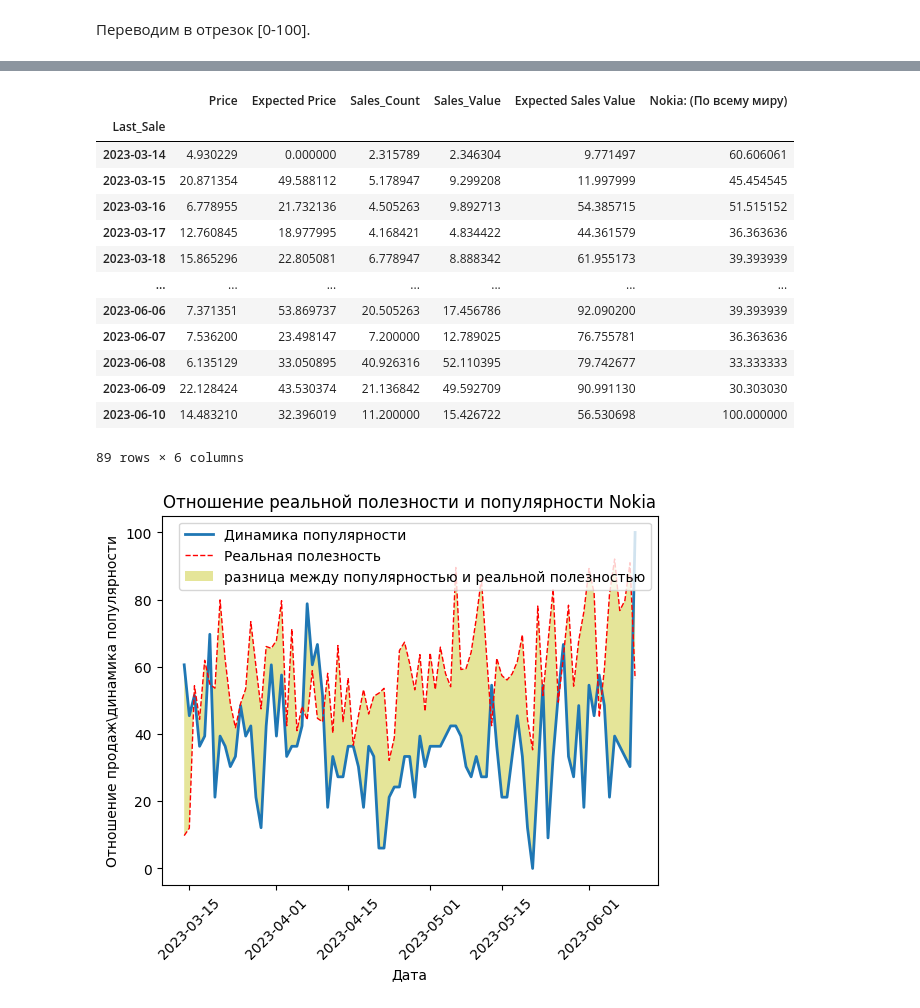
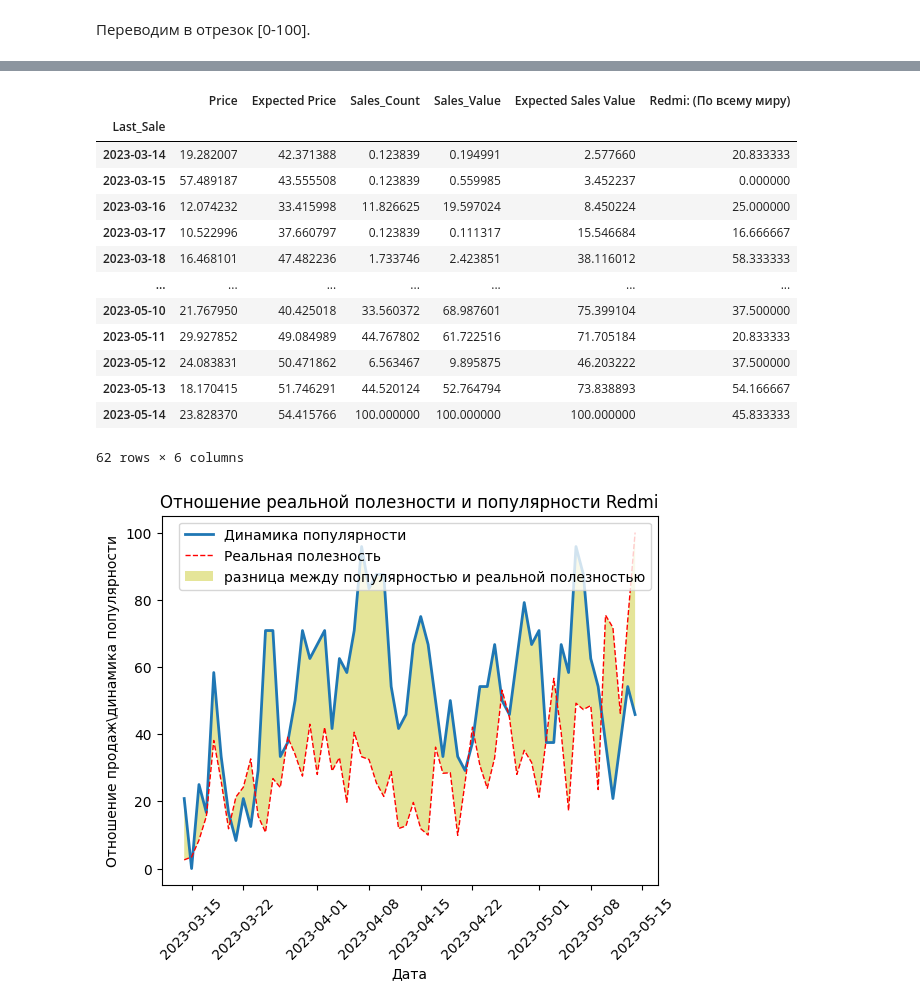
Before and after one commit to AleksKids/hedonistic-demand-from-ebay, a Jupyter notebook: ML/Using model and analyse.ipynb, the cells around one changed output, grey strips where cells are left out. Saved outputs shown, nothing was run; the diff lists cells and outputs as text; code cells hidden in the pictures.

```diff
--- a/ML/Using model and analyse.ipynb
+++ b/ML/Using model and analyse.ipynb
@@ -230,7 +246,7 @@ nokia_trends = ((nokia_trends-nokia_trends.min(axis=0))/(nokia_trends.max(axis=0
 # %%
-Nokia = target[target["Brand"] == "nokia"]
-Nokia["Last_Sale"] = pd.to_datetime(Nokia["Last_Sale"])
-Nokia.head()
+Redmi = target[target["Brand"] == "redmi"]
+Redmi["Last_Sale"] = pd.to_datetime(Redmi["Last_Sale"])
+Redmi.head()
 # %% [output]
 A value is trying to be set on a copy of a slice from a DataFrame.
 Try using .loc[row_indexer,col_indexer] = value instead
@@ -248,8 +264,8 @@ See the caveats in the documentation: https://pandas.pydata.org/pandas-docs/stab
 
 Группируем
 # %%
-grouped_Nokia = Nokia.groupby('Last_Sale').agg({'Price': 'mean', 'Expected Price': 'mean', 'Sales_Count': 'sum', 'Sales_Value': 'sum', 'Expected Sales Value': 'sum'})
-grouped_Nokia
+grouped_Redmi = Redmi.groupby('Last_Sale').agg({'Price': 'mean', 'Expected Price': 'mean', 'Sales_Count': 'sum', 'Sales_Value': 'sum', 'Expected Sales Value': 'sum'})
+grouped_Redmi
 # %% [output]
 |  | Price | Expected Price | Sales_Count | Sales_Value | Expected Sales Value |
 | Last_Sale |  |  |  |  |  |
@@ -268,8 +284,8 @@ grouped_Nokia
 # %% [markdown]
 Переводим в отрезок [0-100].
 # %%
-grouped_Nokia_scaled = (grouped_Nokia - grouped_Nokia.min(axis = 0)) /(grouped_Nokia.max(axis = 0) - grouped_Nokia.min(axis = 0)) *100
-grouped_Nokia_scaled
+grouped_Redmi_scaled = (grouped_Redmi - grouped_Redmi.min(axis = 0)) /(grouped_Redmi.max(axis = 0) - grouped_Redmi.min(axis = 0)) *100
+grouped_Redmi_scaled
 # %% [output]
 |  | Price | Expected Price | Sales_Count | Sales_Value | Expected Sales Value |
 | Last_Sale |  |  |  |  |  |
@@ -288,31 +304,31 @@ grouped_Nokia_scaled
 # %%
-grouped_Nokia_scaled = pd.merge(grouped_Nokia_scaled, nokia_trends, right_index=True, left_on="Last_Sale", how="inner")
-grouped_Nokia_scaled
+grouped_Redmi_scaled = pd.merge(grouped_Redmi_scaled, redmi_trends, right_index=True, left_on="Last_Sale", how="inner")
+grouped_Redmi_scaled
 # %% [output]
-|  | Price | Expected Price | Sales_Count | Sales_Value | Expected Sales Value | Nokia: (По всему миру) |
+|  | Price | Expected Price | Sales_Count | Sales_Value | Expected Sales Value | Redmi: (По всему миру) |
 | Last_Sale |  |  |  |  |  |  |
-| 2023-03-14 | 4.930229 | 0.000000 | 2.315789 | 2.346304 | 9.771497 | 60.606061 |
-| 2023-03-15 | 20.871354 | 49.588112 | 5.178947 | 9.299208 | 11.997999 | 45.454545 |
-| 2023-03-16 | 6.778955 | 21.732136 | 4.505263 | 9.892713 | 54.385715 | 51.515152 |
-| 2023-03-17 | 12.760845 | 18.977995 | 4.168421 | 4.834422 | 44.361579 | 36.363636 |
-| 2023-03-18 | 15.865296 | 22.805081 | 6.778947 | 8.888342 | 61.955173 | 39.393939 |
+| 2023-03-14 | 19.282007 | 42.371388 | 0.123839 | 0.194991 | 2.577660 | 20.833333 |
+| 2023-03-15 | 57.489187 | 43.555508 | 0.123839 | 0.559985 | 3.452237 | 0.000000 |
+| 2023-03-16 | 12.074232 | 33.415998 | 11.826625 | 19.597024 | 8.450224 | 25.000000 |
+| 2023-03-17 | 10.522996 | 37.660797 | 0.123839 | 0.111317 | 15.546684 | 16.666667 |
+| 2023-03-18 | 16.468101 | 47.482236 | 1.733746 | 2.423851 | 38.116012 | 58.333333 |
 | ... | ... | ... | ... | ... | ... | ... |
-| 2023-06-06 | 7.371351 | 53.869737 | 20.505263 | 17.456786 | 92.090200 | 39.393939 |
-| 2023-06-07 | 7.536200 | 23.498147 | 7.200000 | 12.789025 | 76.755781 | 36.363636 |
-| 2023-06-08 | 6.135129 | 33.050895 | 40.926316 | 52.110395 | 79.742677 | 33.333333 |
-| 2023-06-09 | 22.128424 | 43.530374 | 21.136842 | 49.592709 | 90.991130 | 30.303030 |
-| 2023-06-10 | 14.483210 | 32.396019 | 11.200000 | 15.426722 | 56.530698 | 100.000000 |
+| 2023-05-10 | 21.767950 | 40.425018 | 33.560372 | 68.987601 | 75.399104 | 37.500000 |
+| 2023-05-11 | 29.927852 | 49.084989 | 44.767802 | 61.722516 | 71.705184 | 20.833333 |
+| 2023-05-12 | 24.083831 | 50.471862 | 6.563467 | 9.895875 | 46.203222 | 37.500000 |
+| 2023-05-13 | 18.170415 | 51.746291 | 44.520124 | 52.764794 | 73.838893 | 54.166667 |
+| 2023-05-14 | 23.828370 | 54.415766 | 100.000000 | 100.000000 | 100.000000 | 45.833333 |
-89 rows × 6 columns
+62 rows × 6 columns
 # %%
-plt.title("Отношение реальной полезности и популярности Nokia")
-plt.plot(grouped_Nokia_scaled.index, grouped_Nokia_scaled["Nokia: (По всему миру)"], lw=2, label='Динамика популярности')
-plt.plot(grouped_Nokia_scaled.index, grouped_Nokia_scaled["Expected Sales Value"], lw=1, label='Реальная полезность', color='r', ls='--')
-plt.fill_between(grouped_Nokia_scaled.index, grouped_Nokia_scaled["Nokia: (По всему миру)"], grouped_Nokia_scaled["Expected Sales Value"], facecolor='y', alpha=0.4,
+plt.title("Отношение реальной полезности и популярности Redmi")
+plt.plot(grouped_Redmi_scaled.index, grouped_Redmi_scaled["Redmi: (По всему миру)"], lw=2, label='Динамика популярности')
+plt.plot(grouped_Redmi_scaled.index, grouped_Redmi_scaled["Expected Sales Value"], lw=1, label='Реальная полезность', color='r', ls='--')
+plt.fill_between(grouped_Redmi_scaled.index, grouped_Redmi_scaled["Redmi: (По всему миру)"], grouped_Redmi_scaled["Expected Sales Value"], facecolor='y', alpha=0.4,
                 label='разница между популярностью и реальной полезностью')
 plt.xticks(rotation=45)
 plt.legend()
 plt.xlabel('Дата')
 plt.ylabel('Отношение продаж\динамика популярности')
 plt.show()
 # %% [output]
-[figure, old version]
+[figure, new version]
```
Also changed, not shown: parts of 5 cells of this notebook, 1 other file.
